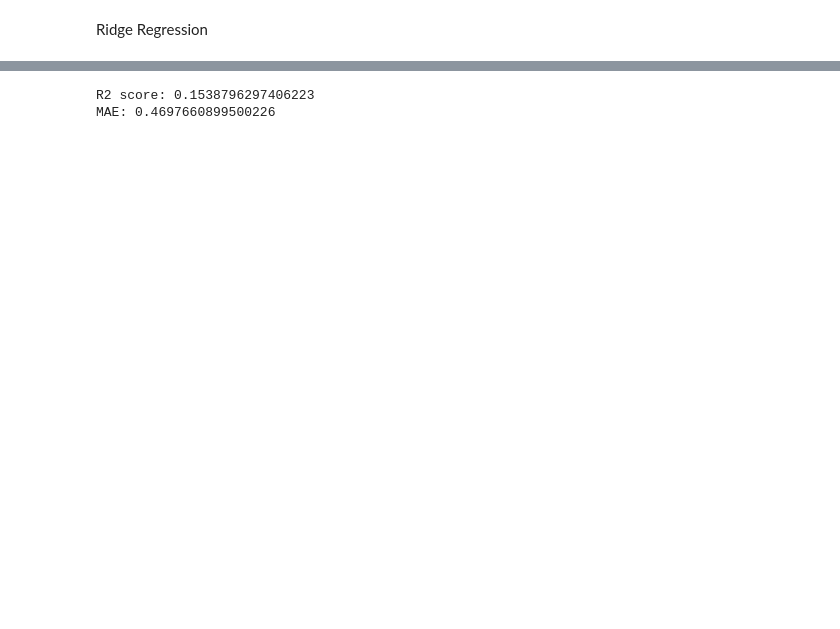
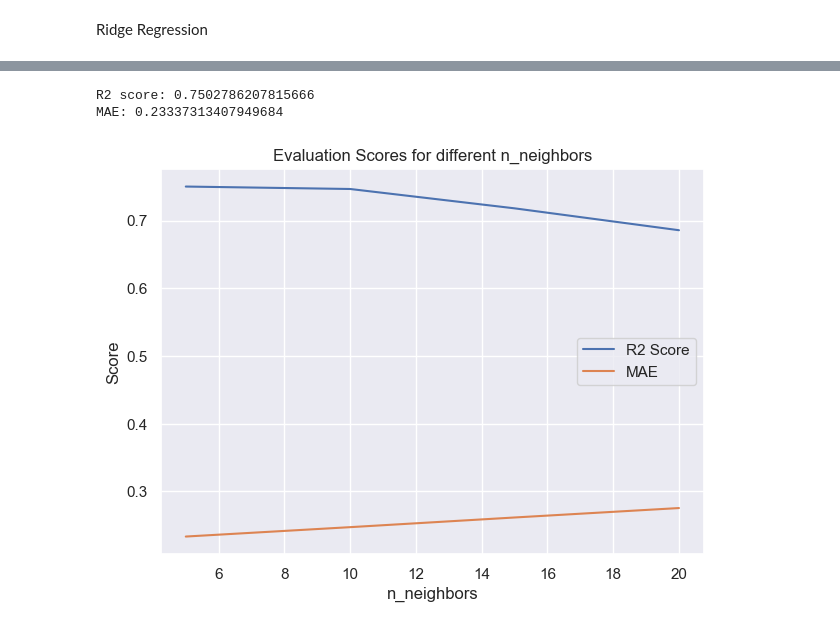
Before and after one commit to Doccocaubai710/LaptopPricePrediction_MachineLearningProject, a Jupyter notebook: Laptop_prediction.ipynb, the cells around one changed output, grey strips where cells are left out. Cells and saved outputs as stored; diff of their text form; code cells hidden in the pictures; blank space fills up the shorter version.

```diff
--- a/Laptop_prediction.ipynb
+++ b/Laptop_prediction.ipynb
@@ -786,6 +854,6 @@ TypeError: 'numpy.float64' object is not callable
 # %%
 from sklearn.neighbors import KNeighborsRegressor
-model=KNeighborsRegressor(n_neighbors=100)
+model=KNeighborsRegressor(n_neighbors=5)
 model.fit(X_train,y_train)
 # Make predictions on the test data
 y_pred = model.predict(X_test)
@@ -796,6 +864,46 @@ mae = mean_absolute_error(y_test, y_pred)
 
 print('R2 score:', r2score)
 print('MAE:', mae)
+
+#Obviously, the KNeighbors Regressor doesn't fit as well as other models,cause it is much more sensitive to noise and outliers.
 # %% [output]
-R2 score: 0.1538796297406223
-MAE: 0.4697660899500226
+R2 score: 0.7502786207815666
+MAE: 0.23337313407949684
+# %%
+import matplotlib.pyplot as plt
+import numpy as np
+
+# Define the range of values for n_neighbors
+n_neighbors_values = [5, 10, 15, 20]
+
+# Initialize empty lists to store the evaluation scores
+r2_scores = []
+mae_scores = []
+
+# Iterate over each value of n_neighbors
+for n in n_neighbors_values:
+    # Create and fit the KNeighborsRegressor model
+    model = KNeighborsRegressor(n_neighbors=n)
+    model.fit(X_train, y_train)
+
+    # Make predictions on the test data
+    y_pred = model.predict(X_test)
+
+    # Calculate R2 score and mean absolute error
+    r2score = r2_score(y_test, y_pred)
+    mae = mean_absolute_error(y_test, y_pred)
+
+    # Append the scores to the respective lists
+    r2_scores.append(r2score)
+    mae_scores.append(mae)
+
+# Plotting the scores
+plt.plot(n_neighbors_values, r2_scores, label='R2 Score')
+plt.plot(n_neighbors_values, mae_scores, label='MAE')
+plt.xlabel('n_neighbors')
+plt.ylabel('Score')
+plt.title('Evaluation Scores for different n_neighbors')
+plt.legend()
+plt.show()
+# %% [output]
+[figure, added]
```
Also changed, not shown: parts of 42 cells of this notebook, 1 other file.
